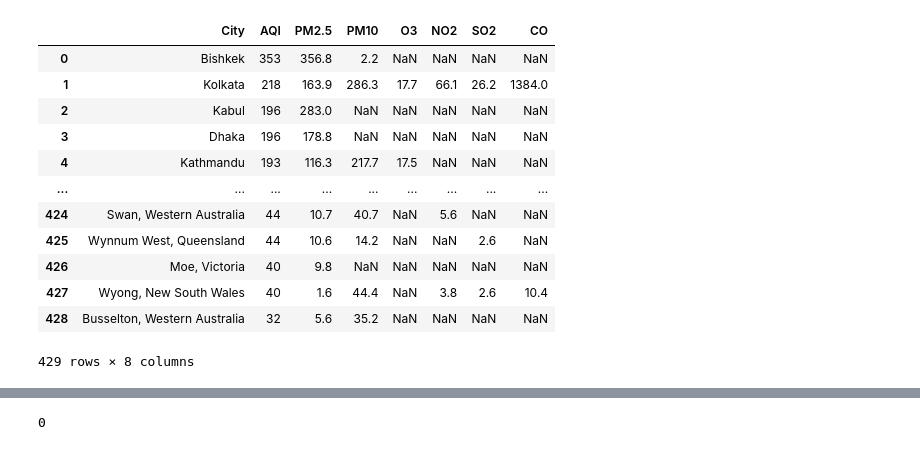
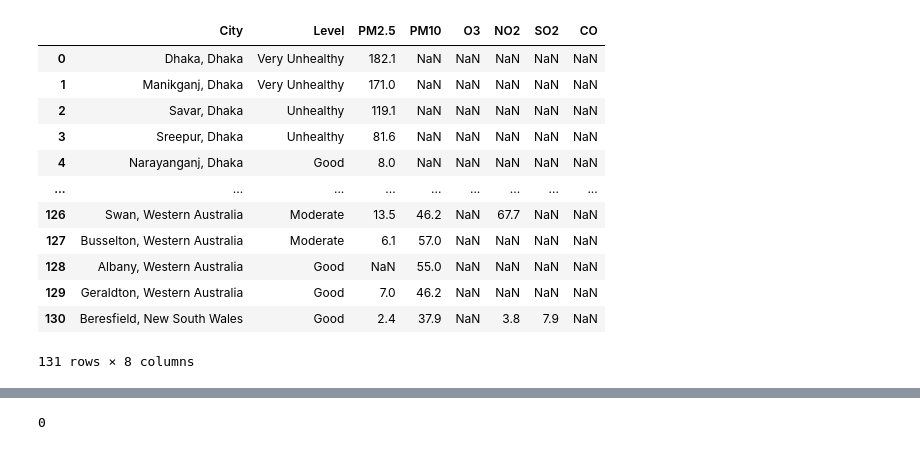
Before and after one commit to lingwang2503/DataScience_Project, a Jupyter notebook: Preprocess.ipynb, the cells around one changed output, grey strips where cells are left out. Saved outputs shown, nothing was run; the diff lists cells and outputs as text; code cells hidden in the pictures.

```diff
--- a/Preprocess.ipynb
+++ b/Preprocess.ipynb
@@ -9,19 +9,19 @@ from sklearn.neural_network import MLPClassifier
 from sklearn import set_config
 set_config(display='diagram')
 # %%
-data_df = pd.read_csv('data_final.csv')
+data_df = pd.read_csv('data.csv',index_col = 0)
 data_df
 # %% [output]
-|  | City | AQI | PM2.5 | PM10 | O3 | NO2 | SO2 | CO |
-| 0 | Bishkek | 353 | 356.8 | 2.2 | NaN | NaN | NaN | NaN |
-| 1 | Kolkata | 218 | 163.9 | 286.3 | 17.7 | 66.1 | 26.2 | 1384.0 |
-| 2 | Kabul | 196 | 283.0 | NaN | NaN | NaN | NaN | NaN |
-| 3 | Dhaka | 196 | 178.8 | NaN | NaN | NaN | NaN | NaN |
-| 4 | Kathmandu | 193 | 116.3 | 217.7 | 17.5 | NaN | NaN | NaN |
+|  | City | Level | PM2.5 | PM10 | O3 | NO2 | SO2 | CO |
+| 0 | Dhaka, Dhaka | Very Unhealthy | 182.1 | NaN | NaN | NaN | NaN | NaN |
+| 1 | Manikganj, Dhaka | Very Unhealthy | 171.0 | NaN | NaN | NaN | NaN | NaN |
+| 2 | Savar, Dhaka | Unhealthy | 119.1 | NaN | NaN | NaN | NaN | NaN |
+| 3 | Sreepur, Dhaka | Unhealthy | 81.6 | NaN | NaN | NaN | NaN | NaN |
+| 4 | Narayanganj, Dhaka | Good | 8.0 | NaN | NaN | NaN | NaN | NaN |
 | ... | ... | ... | ... | ... | ... | ... | ... | ... |
-| 424 | Swan, Western Australia | 44 | 10.7 | 40.7 | NaN | 5.6 | NaN | NaN |
-| 425 | Wynnum West, Queensland | 44 | 10.6 | 14.2 | NaN | NaN | 2.6 | NaN |
-| 426 | Moe, Victoria | 40 | 9.8 | NaN | NaN | NaN | NaN | NaN |
-| 427 | Wyong, New South Wales | 40 | 1.6 | 44.4 | NaN | 3.8 | 2.6 | 10.4 |
-| 428 | Busselton, Western Australia | 32 | 5.6 | 35.2 | NaN | NaN | NaN | NaN |
+| 126 | Swan, Western Australia | Moderate | 13.5 | 46.2 | NaN | 67.7 | NaN | NaN |
+| 127 | Busselton, Western Australia | Moderate | 6.1 | 57.0 | NaN | NaN | NaN | NaN |
+| 128 | Albany, Western Australia | Good | NaN | 55.0 | NaN | NaN | NaN | NaN |
+| 129 | Geraldton, Western Australia | Good | 7.0 | 46.2 | NaN | NaN | NaN | NaN |
+| 130 | Beresfield, New South Wales | Good | 2.4 | 37.9 | NaN | 3.8 | 7.9 | NaN |
-429 rows × 8 columns
+131 rows × 8 columns
```
Also changed, not shown: parts of 22 cells of this notebook.
